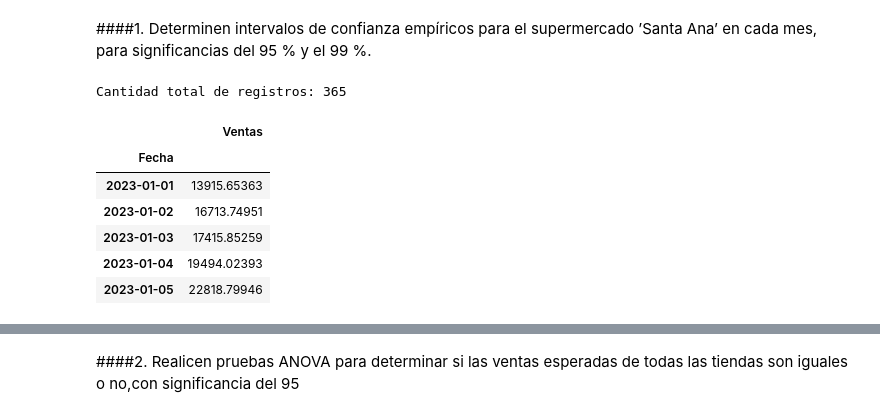
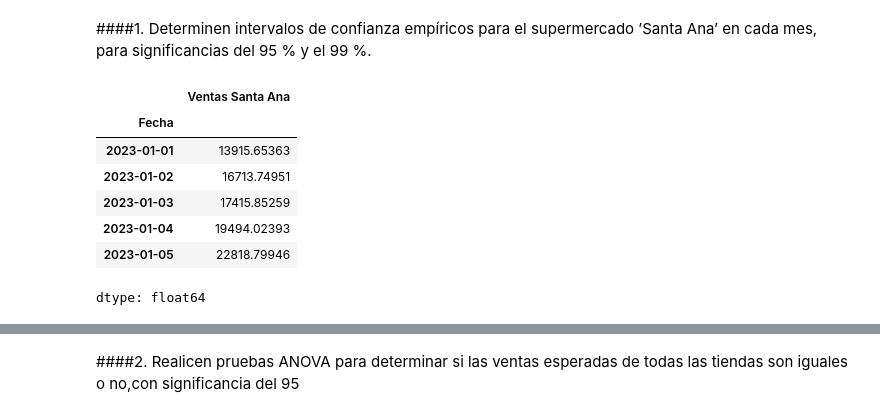
Before and after one commit to Yarrieta/PROBABILIDAD_Y_ESTADISTICA_IA, a Jupyter notebook: hypothesis_test.ipynb, the cells around one changed output, grey strips where cells are left out. Drawn from its saved outputs; the diff is of its cells as text; code cells hidden in the pictures.

```diff
--- a/hypothesis_test.ipynb
+++ b/hypothesis_test.ipynb
@@ -196,20 +219,16 @@ plt.tight_layout()
 ## Desarrollo de preguntas
 # %% [markdown]
 ####1. Determinen intervalos de confianza empı́ricos para el supermercado ’Santa Ana’ en cada mes, para significancias del 95 % y el 99 %.
-# %%
-# Supermercado Santa Ana
-df_santa_ana = pd.read_csv("/content/drive/MyDrive/examen-final-PEIA/Datos_examen_final_17Co2024_Grupo9.xlsx - Santa Ana.csv")
-df_santa_ana["Fecha"] = pd.to_datetime(df_santa_ana["Fecha"])
-df_santa_ana.set_index("Fecha", inplace=True)
-print("Cantidad total de registros:",len(df_santa_ana))
-df_santa_ana.head()
-# %% [output]
-Cantidad total de registros: 365
-|  | Ventas |
-| Fecha |  |
-| 2023-01-01 | 13915.65363 |
-| 2023-01-02 | 16713.74951 |
-| 2023-01-03 | 17415.85259 |
-| 2023-01-04 | 19494.02393 |
-| 2023-01-05 | 22818.79946 |
+# %%
+df_santa_ana = data_combined["Ventas Santa Ana"]
+df_santa_ana.head()
+# %% [output]
+|  | Ventas Santa Ana |
+| Fecha |  |
+| 2023-01-01 | 13915.65363 |
+| 2023-01-02 | 16713.74951 |
+| 2023-01-03 | 17415.85259 |
+| 2023-01-04 | 19494.02393 |
+| 2023-01-05 | 22818.79946 |
+dtype: float64
 # %%
```
Also changed, not shown: parts of 11 cells of this notebook.
